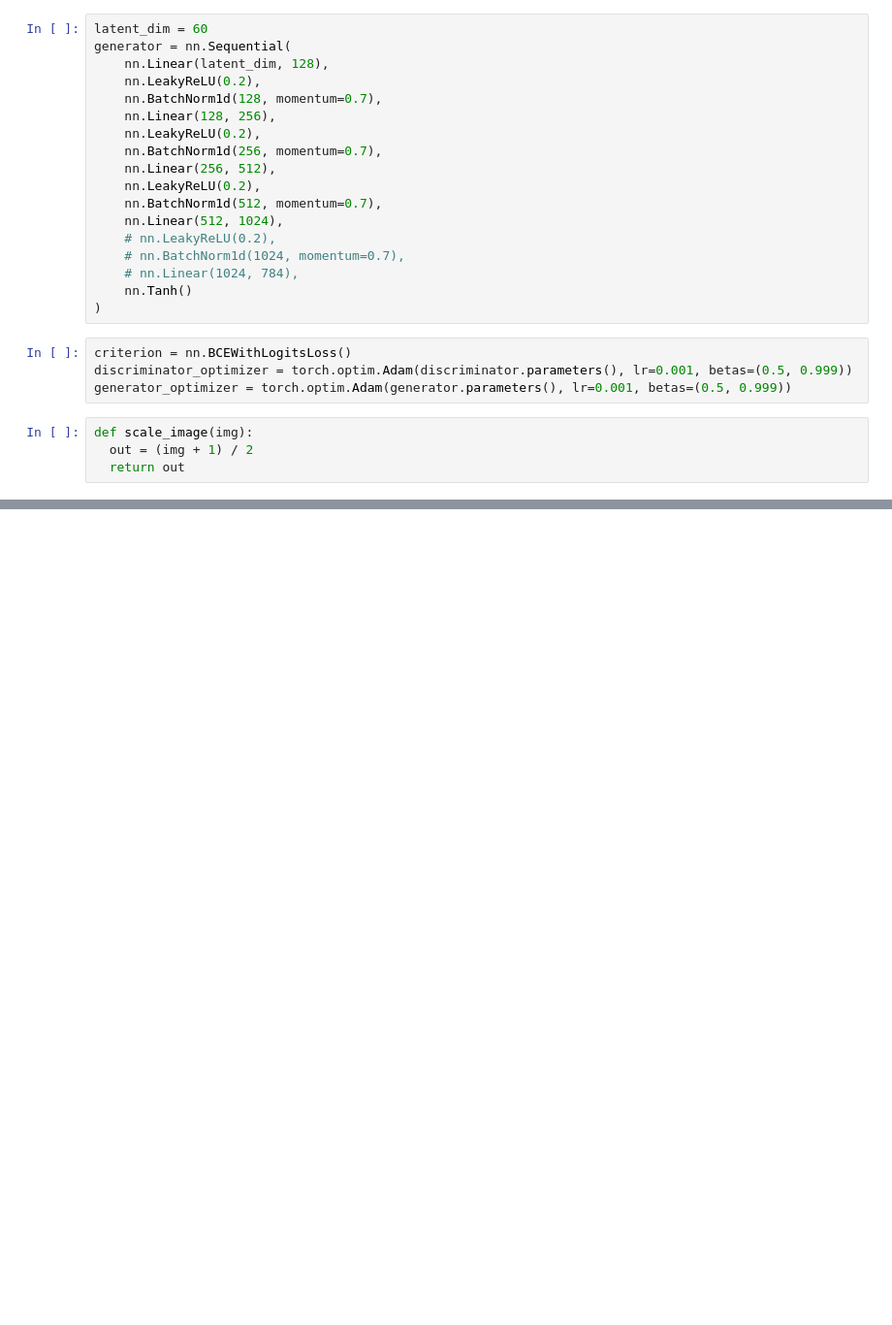
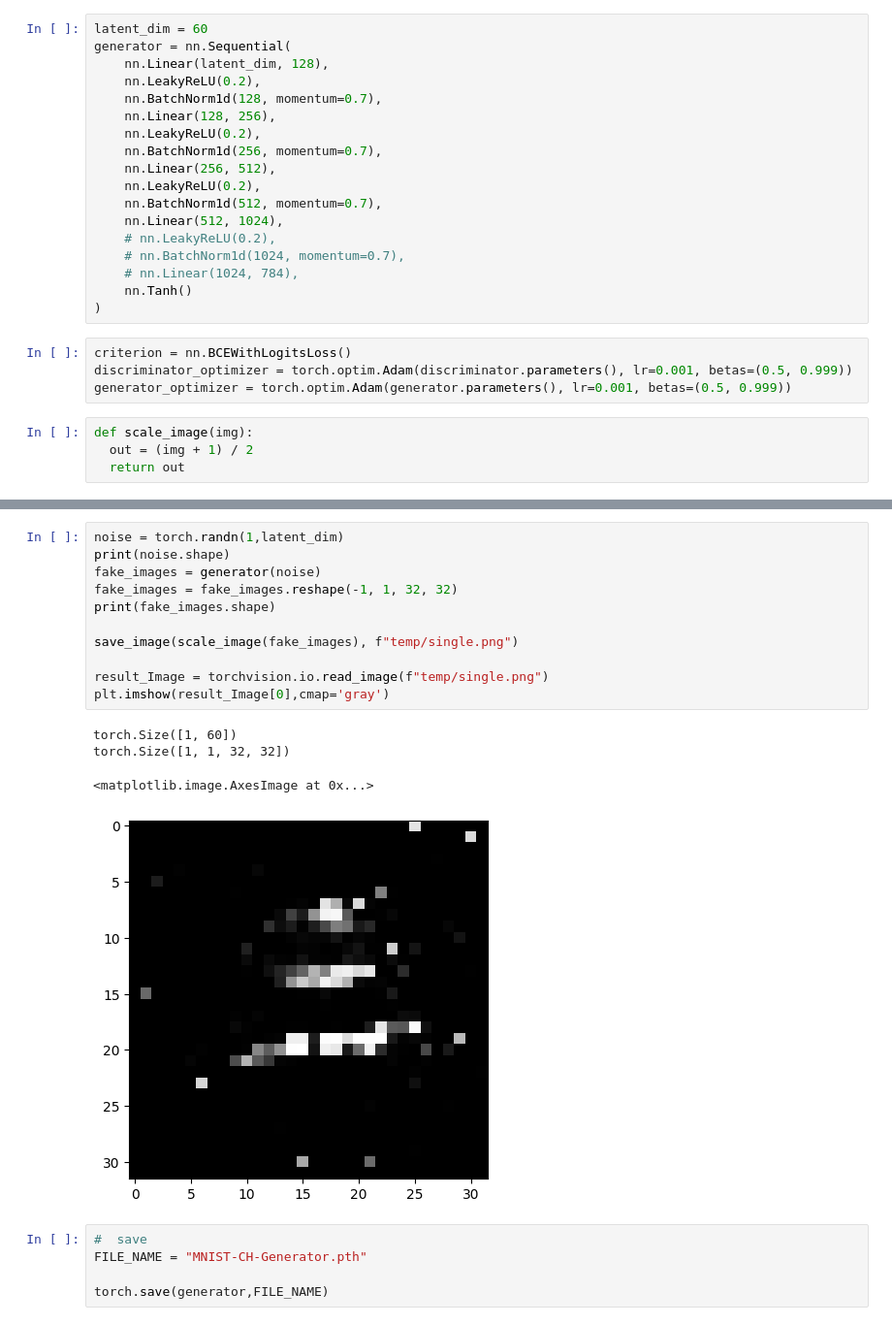
Before and after one commit to TomDDH/pytorch-gan, a Jupyter notebook: main.ipynb, the cells around one changed output, grey strips where cells are left out. Shown at 97% size. Drawn from its saved outputs; the diff is of its cells as text; blank space fills up the shorter version.

```diff
--- a/main.ipynb
+++ b/main.ipynb
@@ -219,0 +223,21 @@ plt.imshow(result_Image[0],cmap='gray')
+# %%
+noise = torch.randn(1,latent_dim)
+print(noise.shape)
+fake_images = generator(noise)
+fake_images = fake_images.reshape(-1, 1, 32, 32)
+print(fake_images.shape)
+
+save_image(scale_image(fake_images), f"temp/single.png")
+
+result_Image = torchvision.io.read_image(f"temp/single.png")
+plt.imshow(result_Image[0],cmap='gray')
+# %% [output]
+torch.Size([1, 60])
+torch.Size([1, 1, 32, 32])
+<matplotlib.image.AxesImage at 0x...>
+[figure, added]
+# %%
+#  save
+FILE_NAME = "MNIST-CH-Generator.pth"
+
+torch.save(generator,FILE_NAME)
```
Also changed, not shown: parts of 3 cells of this notebook, 17 other files.
